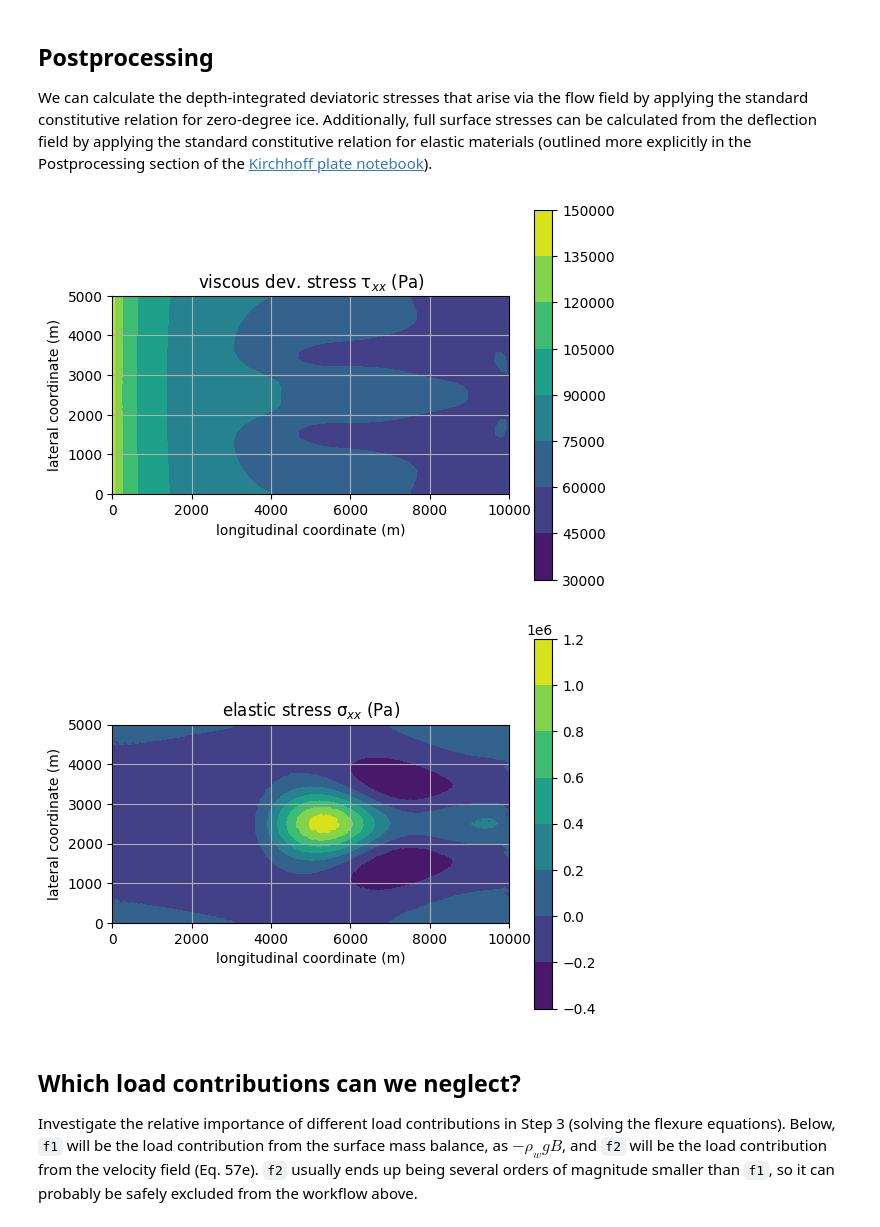
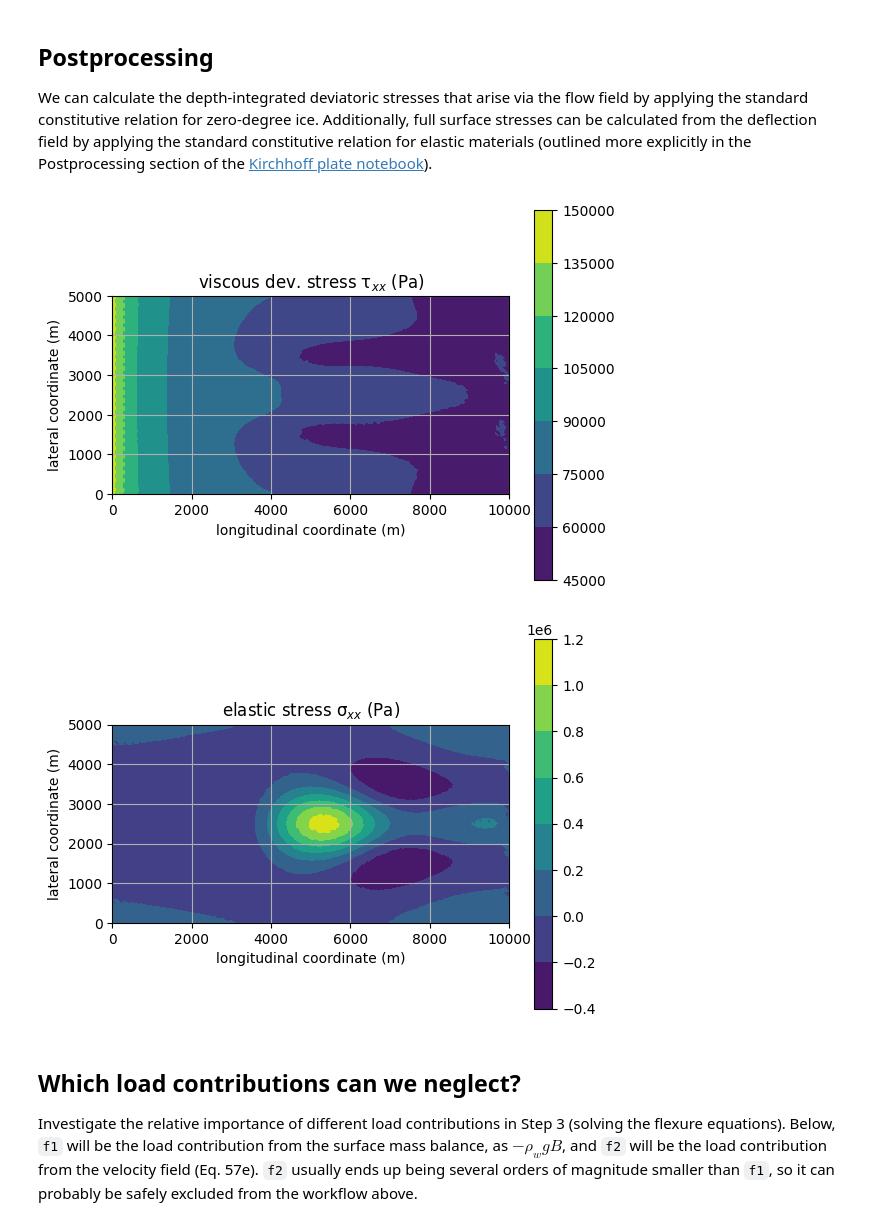
Before and after one commit to chrismiele/weird_flex, a Jupyter notebook: 3_coupled_flow_flexure_elastic.ipynb, the cells around one changed output. Cells and saved outputs as stored; diff of their text form; code cells hidden in the pictures.

```diff
--- a/3_coupled_flow_flexure_elastic.ipynb
+++ b/3_coupled_flow_flexure_elastic.ipynb
@@ -214,6 +214,18 @@ for step in tqdm.trange(num_timesteps):
     b_ = project(b, Q1) #and basal elevation
     H_ = project(s_ - b_, Q1) #and total thickness
 
+    ########################################
+    ########################################
+    ### calculate some useful parameters ###
+    ########################################
+    ########################################
+
+    ν = effective_viscosity(velocity = u) #in Pa*yrs, for consistency with icepack's velocity units
+    ε = sym(grad(u)) #strain rate tensor, /yr
+    τ = 2*ν*ε #depth-averaged deviatoric stress tensor in Pascals
+    p = -tr(τ) + 1/2*ρ_i*g*H_ #depth-averaged pressure
+    σ = τ - p*Identity(2) #depth-averaged net stress
+
     ######################
     ######################
     ### flex the shelf ###
@@ -228,12 +240,7 @@ for step in tqdm.trange(num_timesteps):
                     -ρ_i*g*h_ab) #else: f acts downward via gravity
 
     #additionally force flexure with the velocity field, as in Eq. 57e
-    ux, uy = project(u[0], Q1), project(u[1], Q1) #velocity compenents in meters per year
-    ν = effective_viscosity(velocity = u) #in Pa*yrs for consistency with icepack's velocity units
-
-    f += H_*(4*ν*grad(ux)[0] + 2*ν*grad(uy)[0] - 1/2*ρ_i*g*H_)*ddη[0, 0] #Eq. 57e: ice shelf flow contribution
-    f += H_*(ν*grad(ux)[1] + ν*grad(uy)[0])*ddη[0, 1] #Eq. 57e continued
-    f += H_*(2*ν*grad(ux)[0] + 4*ν*grad(uy)[1] - 1/2*ρ_i*g*H_)*ddη[1, 1] #Eq. 57e continued
+    f += H_*inner(σ, ddη) #Eq. 57e
 
     L = (λ_1*(H_**3)/12*inner(ddη, ddw))*dx + λ_2*(H_**3)/12*Δη*Δw*dx - f*w*dx #the flexure equation
     L += 0.5*α**2*(η*w)*ds(1) #constrain η = 0 on the upstream boundary 1 via the penalty method
@@ -332,41 +339,38 @@ We can calculate the depth-integrated deviatoric stresses that arise via the flo
 ########################
 ########################
 
-ε = Function(S)
-ε.project(sym(grad(u)))
-τ = 2*ν*ε #deviatoric stress tensor in Pascals
-τxx = project(τ[0, 0], Q2)
+τxx = project(τ[0, 0], Q1)
 
 fig, ax = plt.subplots()
 ax.set_aspect('equal')
 plt.title('viscous dev. stress τ$_{xx}$ (Pa)')
 stress_plot = tricontourf(τxx, axes=ax)
 plt.colorbar(stress_plot)
 plt.xlabel('longitudinal coordinate (m)')
 plt.ylabel('lateral coordinate (m)')
 plt.grid()
 plt.show()
 
 ########################
 ########################
 ### elastic stresses ###
 ########################
 ########################
 
 σ_surf = -1/2*λ_1*H_*ddη - 1/2*λ_2*H_*tr(ddη)*Identity(2) #stress tensor at the surface (ζ = H/2)
 σxx = project(σ_surf[0, 0], Q1)
 
 fig, ax = plt.subplots()
 ax.set_aspect('equal')
 plt.title('elastic stress σ$_{xx}$ (Pa)')
 stress_plot = tricontourf(σxx, axes=ax)
 plt.colorbar(stress_plot)
 plt.xlabel('longitudinal coordinate (m)')
 plt.ylabel('lateral coordinate (m)')
 plt.grid()
 plt.show()
 # %% [output]
-[figure, old version]
+[figure, new version]
 [figure]
 # %% [markdown]
 ## Which load contributions can we neglect?
```
Also changed, not shown: parts of 1 cell of this notebook.
